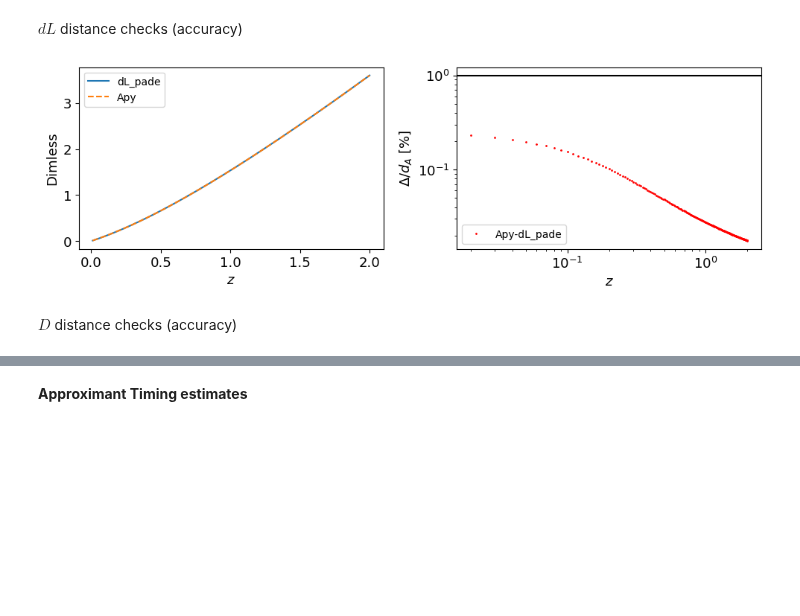
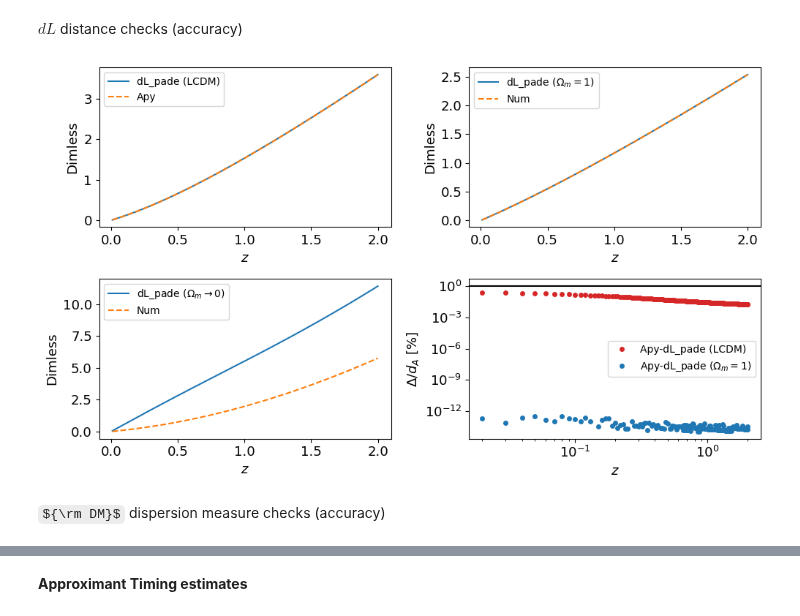
Before and after one commit to MariosNT/FRB_GW_association_cosmo, a Jupyter notebook: Notebooks/FRB_cosmo/DM_cosmic_Pade.ipynb, the cells around one changed output, grey strips where cells are left out. Cells and saved outputs as stored; diff of their text form; code cells hidden in the pictures; some formulas as TeX source; blank space fills up the shorter version.

```diff
--- a/Notebooks/FRB_cosmo/DM_cosmic_Pade.ipynb
+++ b/Notebooks/FRB_cosmo/DM_cosmic_Pade.ipynb
@@ -151,10 +153,22 @@ We calculate the integrals for a:
 # %%
 DM_LCDM_array = np.zeros_like(redshifts)
 DL_LCDM_array = np.zeros_like(redshifts)
+DM_MD_array = np.zeros_like(redshifts)
+DL_MD_array = np.zeros_like(redshifts)
+DM_LD_array = np.zeros_like(redshifts)
+DL_LD_array = np.zeros_like(redshifts)
+
+
+DM_lowOm_array = np.zeros_like(redshifts)
 
 for i , z in enumerate(redshifts):
     DM_LCDM_array[i] = DM_distance(z, Om=OMEGA_MATTER)
     DL_LCDM_array[i] = DL_distance(z, Om=OMEGA_MATTER)
+    DM_MD_array[i] = DM_distance(z, Om=1.0)
+    DL_MD_array[i] = DL_distance(z, Om=1.0)
+    DM_LD_array[i] = DM_distance(z, Om=0.01)
+    DL_LD_array[i] = DL_distance(z, Om=0.01)
+    DM_lowOm_array[i] = DM_distance(z, Om=0.2)
 # %% [markdown]
 ### Comparison with AstroPy
 
@@ -252,7 +265,7 @@ def Phi(x):
     c2 = 14505955555/28326706568
     c3 = 44686179629/1133068262720
 
-    return (2.0+b1*x+b2*x**2+b3*x**3)/2/(1.0+c1*x+c2*x**2+c3*x**3)
+    return (2.0+b1*x+b2*x**2+b3*x**3)/(1.0+c1*x+c2*x**2+c3*x**3)
 
 def x_phi(z, Om):
     return (1.-Om)/Om/(1.+z)**3
@@ -260,7 +273,7 @@ def x_phi(z, Om):
 def dL_pade(z, Om):
     x0 = x_phi(0, Om)
     x = x_phi(z, Om)
-    factor = 2.0/Om**(1/2)*(1.+z)
+    factor = (1.+z)/Om**(1/2)
 
     return factor*(Phi(x0)-Phi(x)/(1.+z)**(1/2))
 # %%
@@ -324,28 +313,46 @@ $dL$ distance checks (accuracy)
 # %%
 fig = plt.figure(figsize=(10,6))
 ax1 = fig.add_subplot(2, 2, 1)
 ax2 = fig.add_subplot(2, 2, 2)
+ax3 = fig.add_subplot(2, 2, 3)
+ax4 = fig.add_subplot(2, 2, 4)
 
 
-ax1.plot(redshifts, dL_pade(redshifts, OMEGA_MATTER), label='dL_pade')
+ax1.plot(redshifts, dL_pade(redshifts, OMEGA_MATTER), label='dL_pade (LCDM)')
 ax1.plot(redshifts, dL_astropy, label='Apy', ls='--')
 ax1.set_xlabel(r'$z$')
 ax1.set_ylabel(r'Dimless')
 ax1.legend(fontsize=10)
 
-ax2.plot(redshifts[1:], np.abs((dL_astropy[1:]-dL_pade(redshifts[1:], OMEGA_MATTER)))/(dL_astropy[1:])*100, label='Apy-dL_pade', c='red', marker ='o', markersize=1, ls='')
-ax2.axhline(y=1, c='black')
+ax2.plot(redshifts, dL_pade(redshifts, Om=1), label=r'dL_pade ($\Omega_m=1$)')
+ax2.plot(redshifts, DL_MD_array, label='Num', ls='--')
 ax2.set_xlabel(r'$z$')
-ax2.set_ylabel(r'$\Delta/d_A$ [$\%$]')
-ax2.set_yscale('log')
-ax2.set_xscale('log')
+ax2.set_ylabel(r'Dimless')
+ax2.legend(fontsize=10)
+
+ax3.plot(redshifts, dL_pade(redshifts, Om=0.01), label=r'dL_pade ($\Omega_m \rightarrow 0$)')
+ax3.plot(redshifts, DL_LD_array, label='Num', ls='--')
+ax3.set_xlabel(r'$z$')
+ax3.set_ylabel(r'Dimless')
+ax3.legend(fontsize=10)
+
+ax4.plot(redshifts[1:], np.abs((dL_astropy[1:]-dL_pade(redshifts[1:], OMEGA_MATTER)))/(dL_astropy[1:])*100,\
+         label='Apy-dL_pade (LCDM)', c='tab:red', marker ='o', markersize=4, ls='')
+ax4.plot(redshifts[1:], np.abs((DL_MD_array[1:]-dL_pade(redshifts[1:], Om=1)))/(DL_MD_array[1:])*100,\
+         label=r'Apy-dL_pade ($\Omega_m=1$)', c='tab:blue', marker ='o', markersize=4, ls='')
+
+ax4.axhline(y=1, c='black')
+ax4.set_xlabel(r'$z$')
+ax4.set_ylabel(r'$\Delta/d_A$ [$\%$]')
+ax4.set_yscale('log')
+ax4.set_xscale('log')
 #ax2.set_ylim(10e-3, 0.3)
-ax2.legend(fontsize=10)
+ax4.legend(fontsize=10)
 
 plt.tight_layout()
 plt.show()
 # %% [output]
-[figure, old version]
+[figure, new version]
 # %% [markdown]
-$D$ distance checks (accuracy)
+${\rm DM}$ dispersion measure checks (accuracy)
 # %%
```
Also changed, not shown: parts of 10 cells of this notebook.
